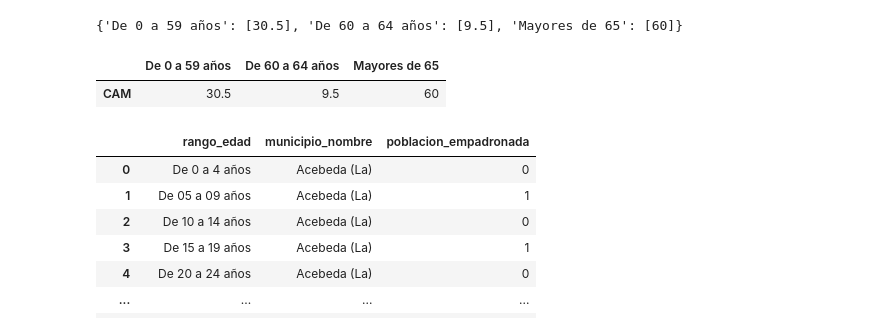
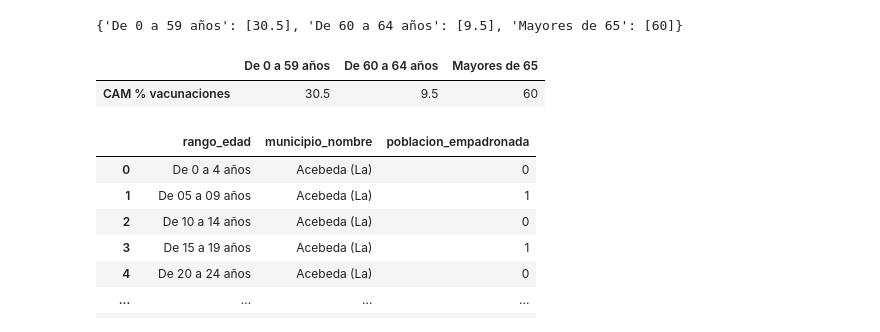
Before and after one commit to JMGONB/DS_0620, a Jupyter notebook: mi_proyecto_agosto/src/utils/vacunas.ipynb, the cells around one changed output. Saved outputs shown, nothing was run; the diff lists cells and outputs as text; code cells hidden in the pictures.

```diff
--- a/mi_proyecto_agosto/src/utils/vacunas.ipynb
+++ b/mi_proyecto_agosto/src/utils/vacunas.ipynb
@@ -401,10 +401,11 @@ data3
 # %%
 vacunacion_edades=pd.DataFrame(data3)
 # %%
-vacunacion_edades.rename(index={0:'CAM'})
+vacunacion_edades=vacunacion_edades.rename(index={0:'CAM % vacunaciones'})
+vacunacion_edades
 # %% [output]
 |  | De 0 a 59 años | De 60 a 64 años | Mayores de 65 |
-| CAM | 30.5 | 9.5 | 60 |
+| CAM % vacunaciones | 30.5 | 9.5 | 60 |
 # %%
 name="residentes_edad.csv"
 # %%
```
Also changed, not shown: parts of 48 cells of this notebook.
